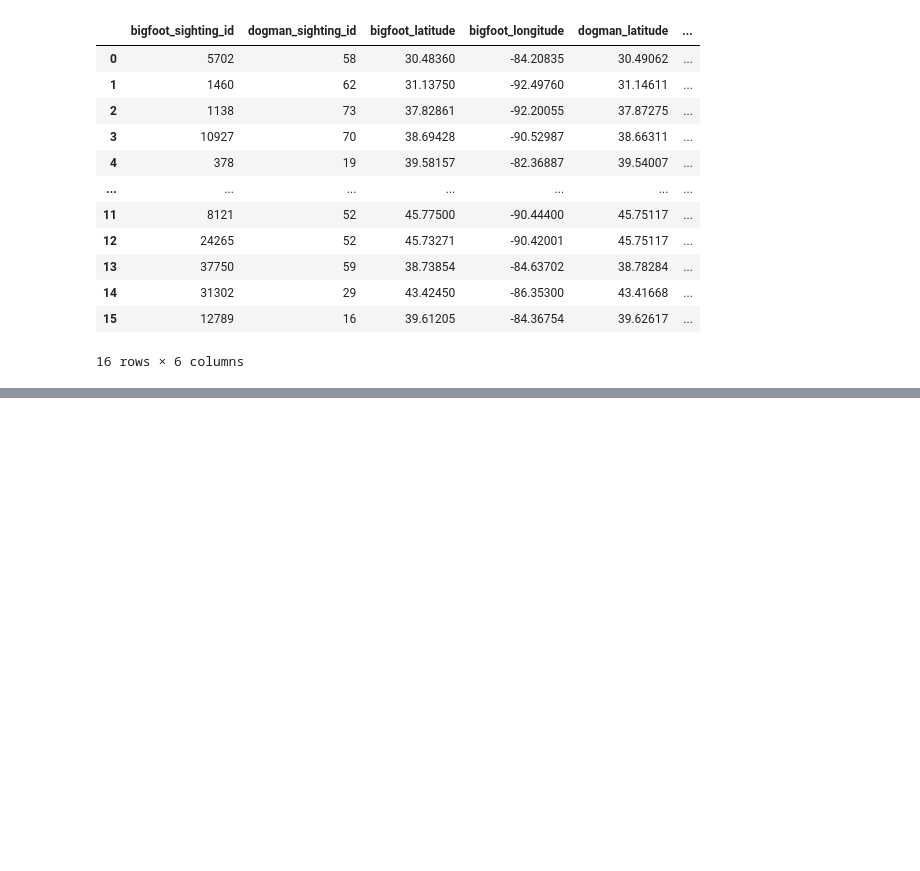
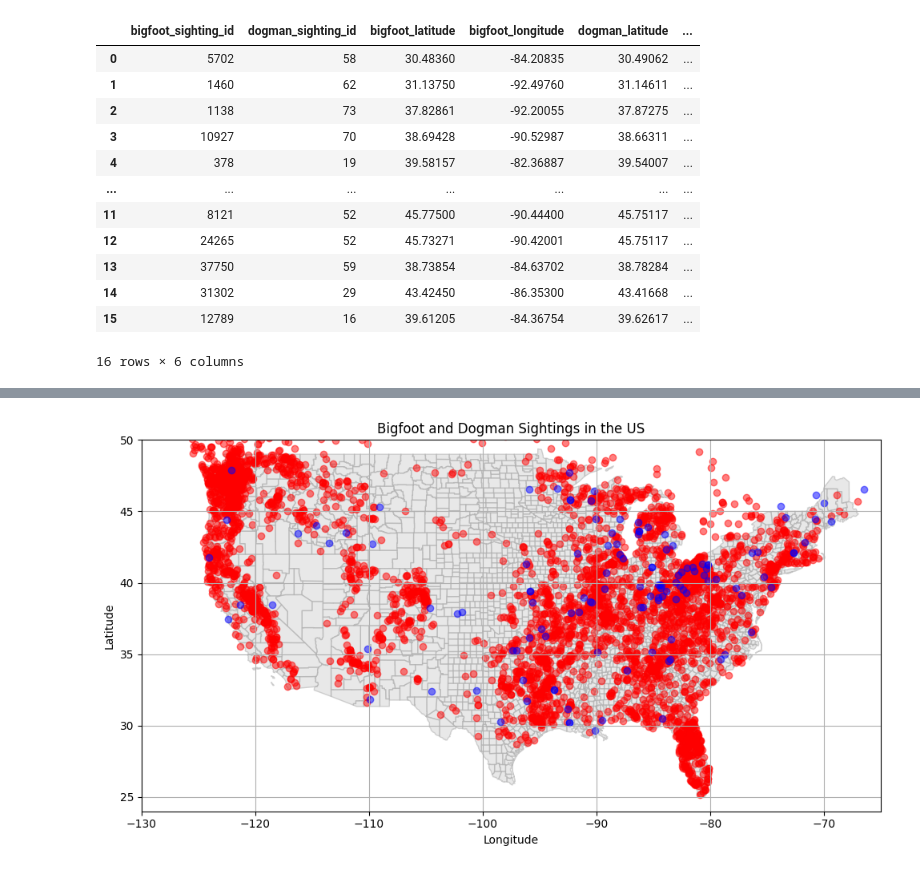
Before and after one commit to ryann1004/Capstone_RobertYann, a Jupyter notebook: Notebooks/Capstone_RY.ipynb, the cells around one changed output, grey strips where cells are left out. Cells and saved outputs as stored; diff of their text form; code cells hidden in the pictures; blank space fills up the shorter version.

Commit message:
creating visualizations and queries

```diff
--- a/Notebooks/Capstone_RY.ipynb
+++ b/Notebooks/Capstone_RY.ipynb
@@ -1368,3 +1370,6 @@ dogman_sightings
 | 128 | 129 | Name:<br>Ken<br>Report Title:<br>... | Boulder | Wyoming | -109.72056 | 42.74616 | 10/15/2010 | Unknown | ... |
 | 129 | 130 | Name:<br>Tammy<br>Report Title:<b... | Pueblo | Colorado | -104.60914 | 38.25445 | 01/28/2018 | Unknown | ... |
 130 rows × 9 columns
+# %%
+dogman_sightings = dogman_sightings.rename(columns={'sight_date': 'sighting_date'})
+dogman_sightings
@@ -1883,0 +2269,16 @@ result5
+# %%
+# add dogman sightings to the same plot
+fig, ax = plt.subplots(figsize=(10, 7))
+usa.plot(ax=ax, color='lightgrey', edgecolor='darkgrey', alpha=0.5)
+ax.scatter(bfro_locations['longitude'], bfro_locations['latitude'], color='red', alpha=0.5)
+ax.scatter(dogman_sightings['longitude'], dogman_sightings['latitude'], color='blue', alpha=0.5)
+ax.set_title('Bigfoot and Dogman Sightings in the US')
+ax.set_xlabel('Longitude')
+ax.set_ylabel('Latitude')
+ax.set_xlim(-130, -65)  # Set x-axis limits for longitude
+ax.set_ylim(24, 50)     # Set y-axis limits for latitude
+ax.grid(True)          # Add grid lines for better readability
+plt.tight_layout()
+plt.show()
+# %% [output]
+[figure, added]
```
Also changed, not shown: parts of 26 cells of this notebook, 2 other files.
